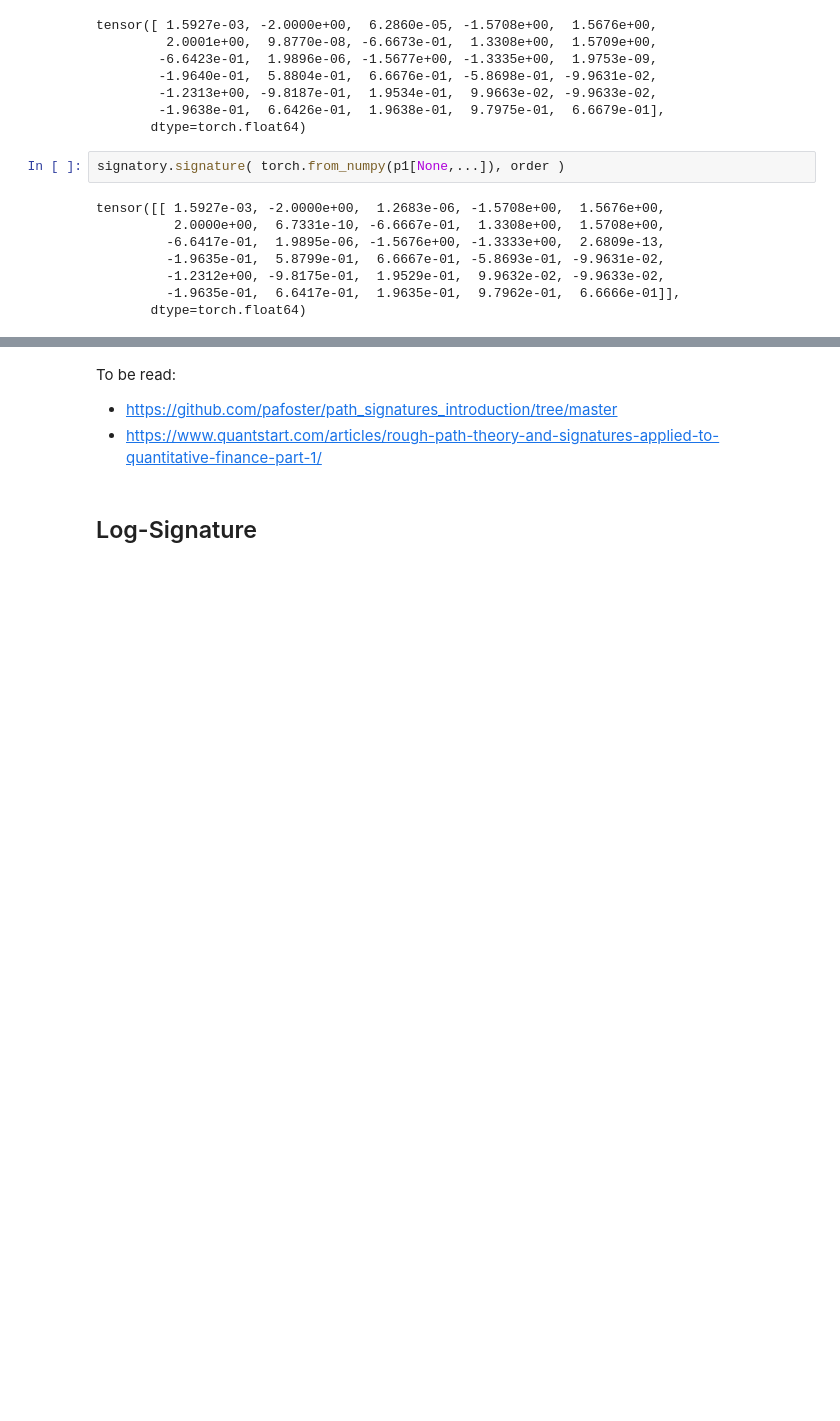
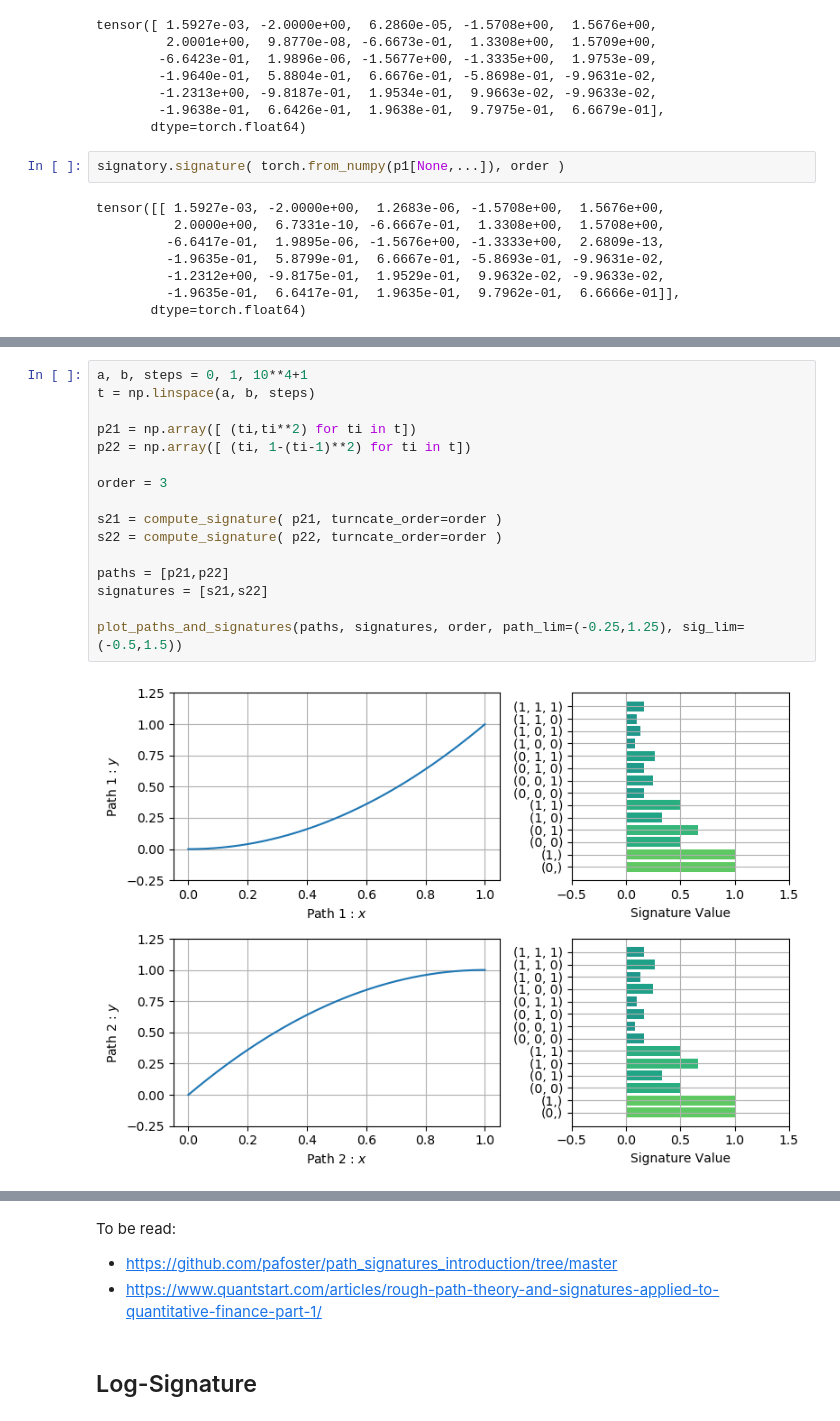
Before and after one commit to the-salty-austin/FinanceSigWGAN, a Jupyter notebook: notes.ipynb, the cells around one changed output, grey strips where cells are left out. Cells and saved outputs as stored; diff of their text form; blank space fills up the shorter version.

```diff
--- a/notes.ipynb
+++ b/notes.ipynb
@@ -505,0 +499,18 @@ tensor([[ 1.5927e-03, -2.0000e+00,  1.2683e-06, -1.5708e+00,  1.5676e+00,
+# %%
+a, b, steps = 0, 1, 10**4+1
+t = np.linspace(a, b, steps)
+
+p21 = np.array([ (ti,ti**2) for ti in t])
+p22 = np.array([ (ti, 1-(ti-1)**2) for ti in t])
+
+order = 3
+
+s21 = compute_signature( p21, turncate_order=order )
+s22 = compute_signature( p22, turncate_order=order )
+
+paths = [p21,p22]
+signatures = [s21,s22]
+
+plot_paths_and_signatures(paths, signatures, order, path_lim=(-0.25,1.25), sig_lim=(-0.5,1.5))
+# %% [output]
+[figure, added]
```
Also changed, not shown: parts of 14 cells of this notebook, 43 other files.
